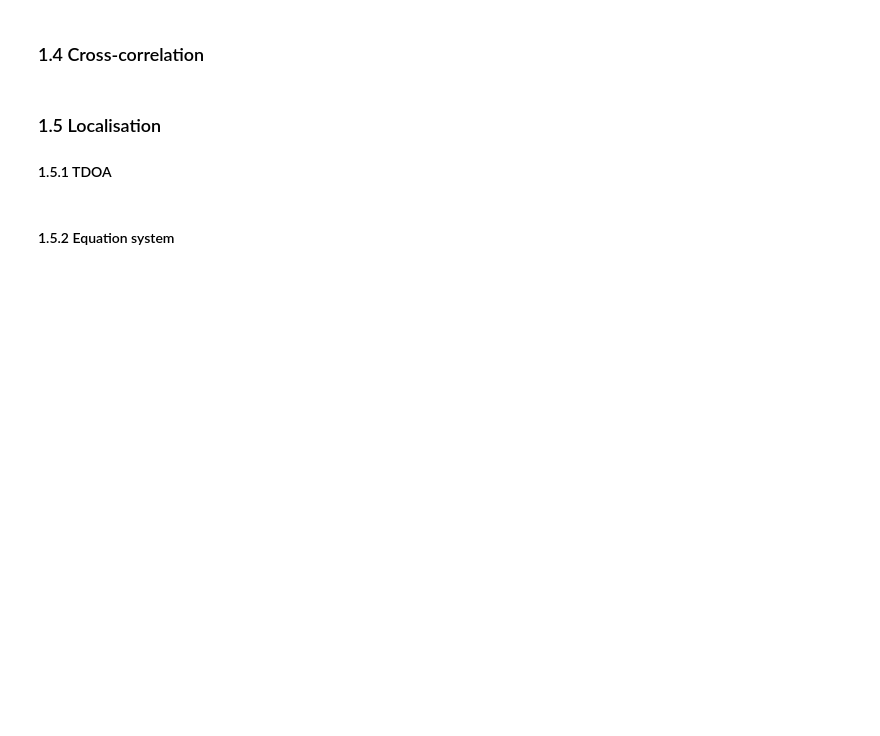
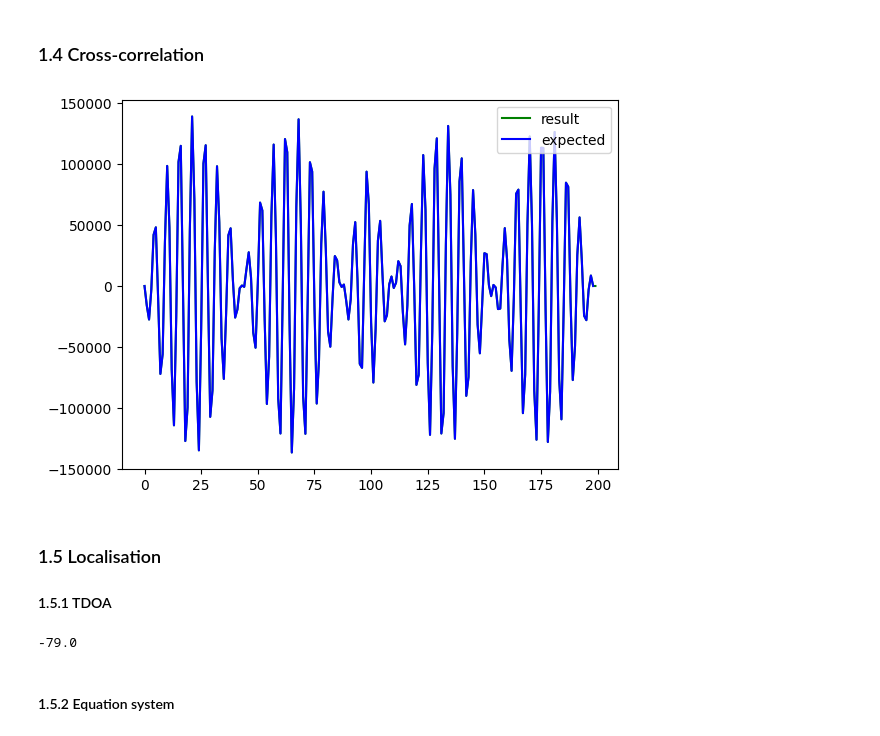
Before and after one commit to Nephty/ClapLocator, a Jupyter notebook: Projet.ipynb, the cells around one changed output. Saved outputs shown, nothing was run; the diff lists cells and outputs as text; code cells hidden in the pictures; blank space fills up the shorter version.

```diff
--- a/Projet.ipynb
+++ b/Projet.ipynb
@@ -189,19 +215,29 @@ ValueError: filter critical frequencies must be greater than 0
 # %% [markdown]
 ### 1.4 Cross-correlation
-# %%
-## 1.4
-import scipy.signal as sc
-import numpy as np
-
-def fftxcorr(in1, in2):
-
-    # your code here #
-
-    return out
-
-# call and test your function here #
-
-xcorr_fftconv = sc.fftconvolve(your_signal, your_signal[::-1], 'full') # [::-1] flips the signal but you can also use np.flip()
+# %%
+## 1.4
+import scipy.signal as signal
+import numpy as np
+import random
+
+
+def fftxcorr(in1, in2):
+    n = 2 * len(in1)
+    return np.fft.ifft(np.fft.fft(in1, n) * np.fft.fft(in2[::-1], n=2 * len(in2))).real
+
+
+test_sin_wave_1 = create_sine_wave(8500, 1000, 44100, 100)
+test_sin_wave_2 = create_sine_wave(7500, 20, 44100, 100)
+
+xcorr_fftconv = signal.fftconvolve(test_sin_wave_1, test_sin_wave_2[::-1],
+                                   'full')  # [::-1] flips the signal but you can also use np.flip()
+plt.plot(xcorr_fftconv, color="blue", label="expected")
+
+plt.plot(fftxcorr(test_sin_wave_1, test_sin_wave_2), color="green", label="result")
+plt.legend(loc="upper right")
+plt.show()
+# %% [output]
+[figure, added]
 # %% [markdown]
 ### 1.5 Localisation
 #### 1.5.1 TDOA
@@ -214,3 +244,16 @@ def TDOA(xcorr):
+# %%
+def TDOA(xcorr):
+    return np.argmax(xcorr) - (len(xcorr) / 2)  # / 44100
+
+
+test_sin_wave_1 = create_sine_wave(8500, 1000, 44100, 100)
+test_sin_wave_2 = create_sine_wave(7500, 20, 44100, 100)
+
+xcorr_fftconv = fftxcorr(test_sin_wave_1, test_sin_wave_2)
+
+print(TDOA(xcorr_fftconv))
+# %% [output]
+-79.0
 # %% [markdown]
 #### 1.5.2 Equation system
 # %%
```
Also changed, not shown: parts of 12 cells of this notebook, 18 other files.
